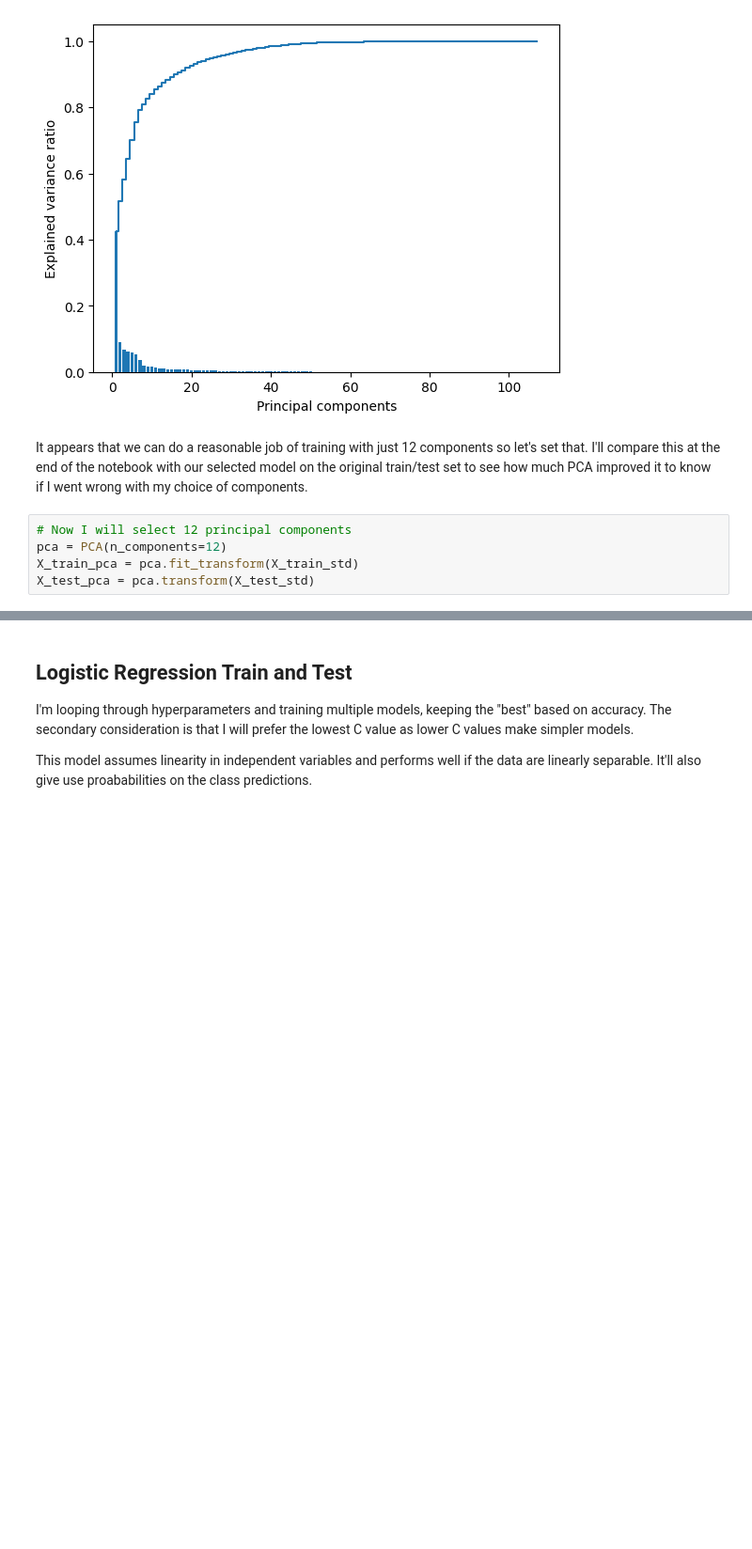
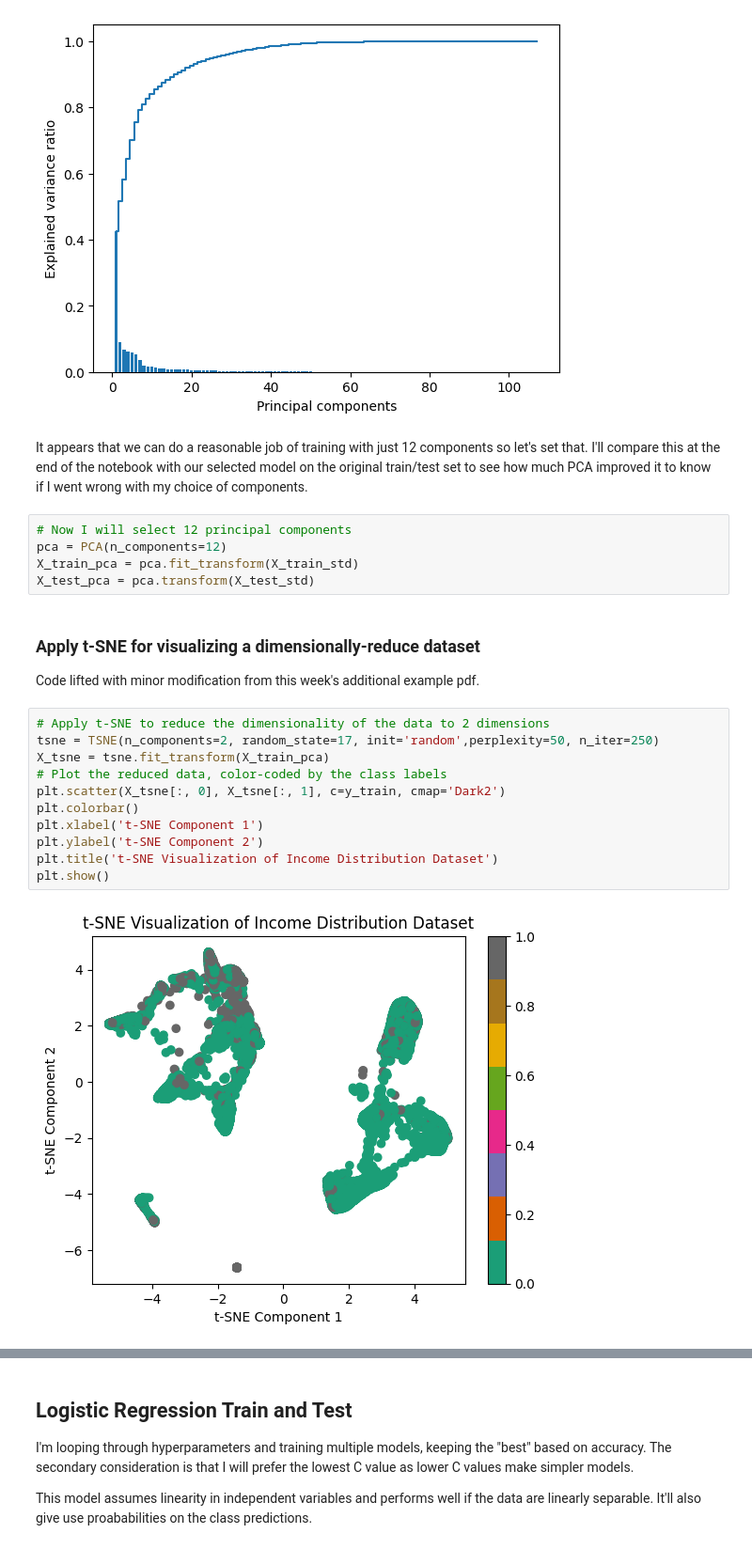
Before and after one commit to dkrapohl/uwf-idc-6210-adult-income, a Jupyter notebook: adult_income_dkrapohl.ipynb, the cells around one changed output, grey strips where cells are left out. Shown: that part at 94% size. Cells and saved outputs as stored; diff of their text form; blank space fills up the shorter version.

```diff
--- a/adult_income_dkrapohl.ipynb
+++ b/adult_income_dkrapohl.ipynb
@@ -344,3 +345,19 @@ It appears that we can do a reasonable job of training with just 12 components s
 pca = PCA(n_components=12)
 X_train_pca = pca.fit_transform(X_train_std)
 X_test_pca = pca.transform(X_test_std)
+# %% [markdown]
+### Apply t-SNE for visualizing a dimensionally-reduce dataset
+Code lifted with minor modification from this week's additional example pdf.
+# %%
+# Apply t-SNE to reduce the dimensionality of the data to 2 dimensions
+tsne = TSNE(n_components=2, random_state=17, init='random',perplexity=50, n_iter=250)
+X_tsne = tsne.fit_transform(X_train_pca)
+# Plot the reduced data, color-coded by the class labels
+plt.scatter(X_tsne[:, 0], X_tsne[:, 1], c=y_train, cmap='Dark2')
+plt.colorbar()
+plt.xlabel('t-SNE Component 1')
+plt.ylabel('t-SNE Component 2')
+plt.title('t-SNE Visualization of Income Distribution Dataset')
+plt.show()
+# %% [output]
+[figure, added]
```
Also changed, not shown: parts of 28 cells of this notebook, 1 other file.
